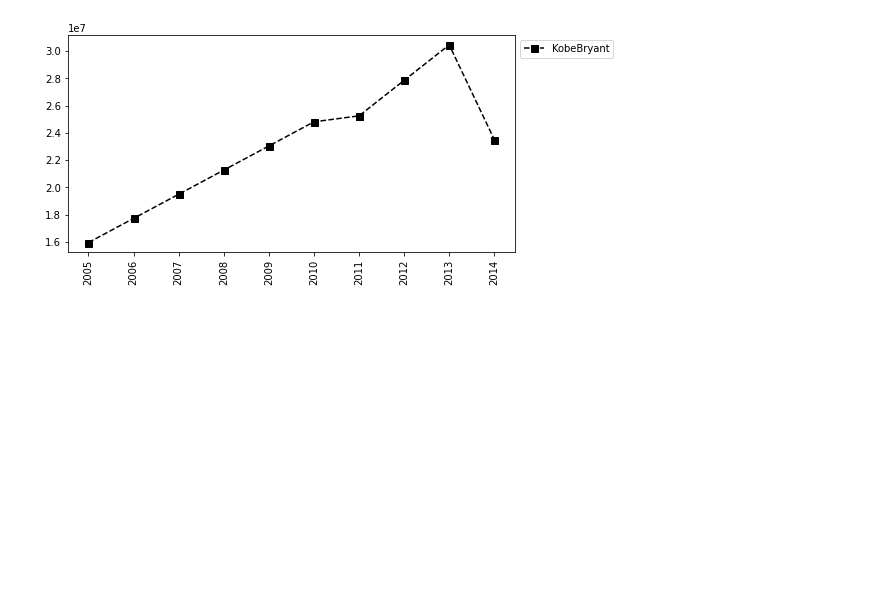
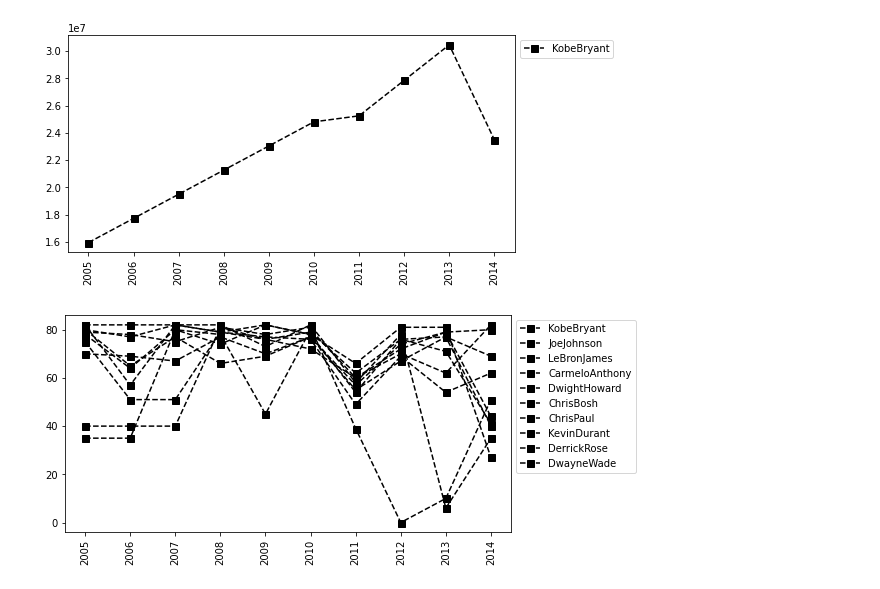
Before and after one commit to NicholasthedevJacobs/Freethrow_Matrices, a Jupyter notebook: Project3.ipynb, the cells around one changed output. Cells and saved outputs as stored; diff of their text form; code cells hidden in the pictures; blank space fills up the shorter version.

```diff
--- a/Project3.ipynb
+++ b/Project3.ipynb
@@ -154,5 +154,13 @@ plt.show()
 #Function to expand logic in graph
 
 def myplot(playerList):
+    Col = {"KobeBryant":"Black","JoeJohnson":"Navy","LeBronJames":2,"CarmeloAnthony":3,"DwightHoward":4,"ChrisBosh":5,"ChrisPaul":6,"KevinDurant":7,"DerrickRose":8,"DwayneWade":9}
     for player in playerList:
-        plt.plot(Games[Pdict[player]], c='Black', ls='--', marker='s', ms=7, label=Players[0])
+        plt.plot(Games[Pdict[player]], c='Black', ls='--', marker='s', ms=7, label=player)
+    plt.legend(loc='upper left', bbox_to_anchor=(1, 1))
+    plt.xticks(list(range(0,10)), Seasons, rotation='vertical')
+    plt.show()
+# %%
+myplot(Players)
+# %% [output]
+[figure, added]
```
